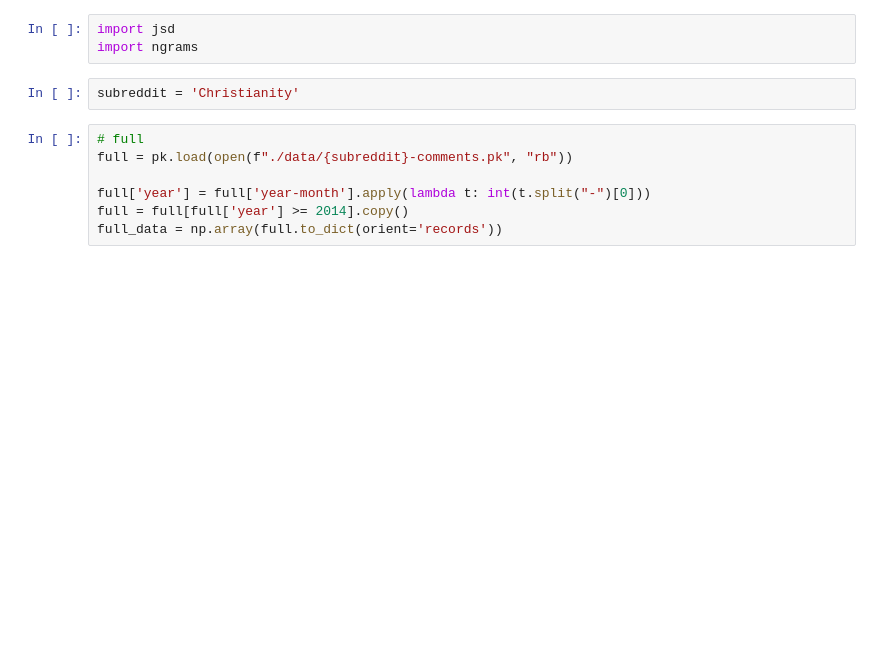
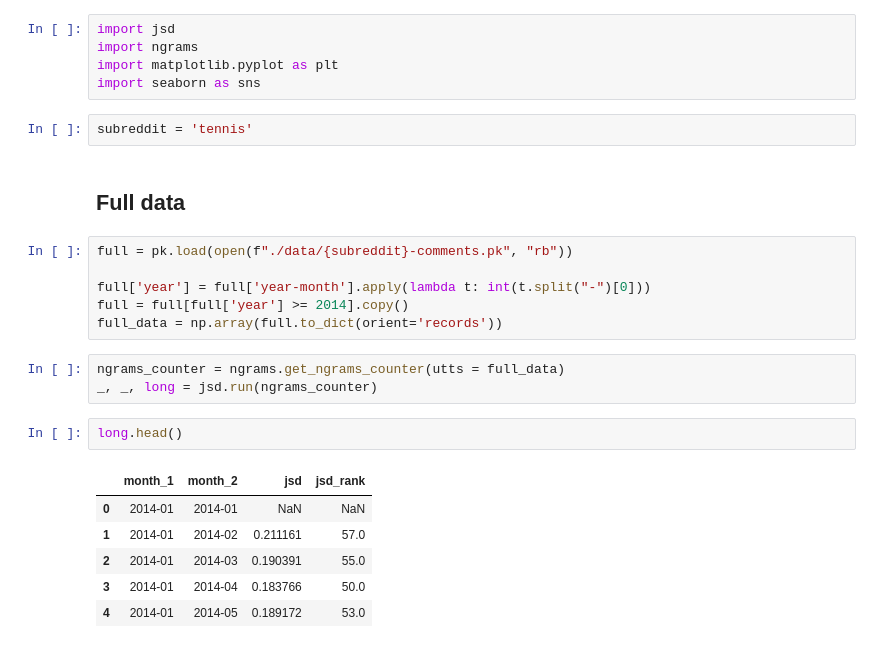
Before and after one commit to andrea-w-wang/reddit-seasonality, a Jupyter notebook: jsd-debug.ipynb, the cells around one changed output. Drawn from its saved outputs; the diff is of its cells as text; blank space fills up the shorter version.

```diff
--- a/jsd-debug.ipynb
+++ b/jsd-debug.ipynb
@@ -1,12 +5,27 @@
 # %%
 import jsd
 import ngrams
+import matplotlib.pyplot as plt
+import seaborn as sns
 # %%
-subreddit = 'Christianity'
+subreddit = 'tennis'
+# %% [markdown]
+## Full data
 # %%
-# full
 full = pk.load(open(f"./data/{subreddit}-comments.pk", "rb"))
 
 full['year'] = full['year-month'].apply(lambda t: int(t.split("-")[0]))
 full = full[full['year'] >= 2014].copy()
 full_data = np.array(full.to_dict(orient='records'))
+# %%
+ngrams_counter = ngrams.get_ngrams_counter(utts = full_data)
+_, _, long = jsd.run(ngrams_counter)
+# %%
+long.head()
+# %% [output]
+|  | month_1 | month_2 | jsd | jsd_rank |
+| 0 | 2014-01 | 2014-01 | NaN | NaN |
+| 1 | 2014-01 | 2014-02 | 0.211161 | 57.0 |
+| 2 | 2014-01 | 2014-03 | 0.190391 | 55.0 |
+| 3 | 2014-01 | 2014-04 | 0.183766 | 50.0 |
+| 4 | 2014-01 | 2014-05 | 0.189172 | 53.0 |
```
Also changed, not shown: parts of 8 cells of this notebook.
